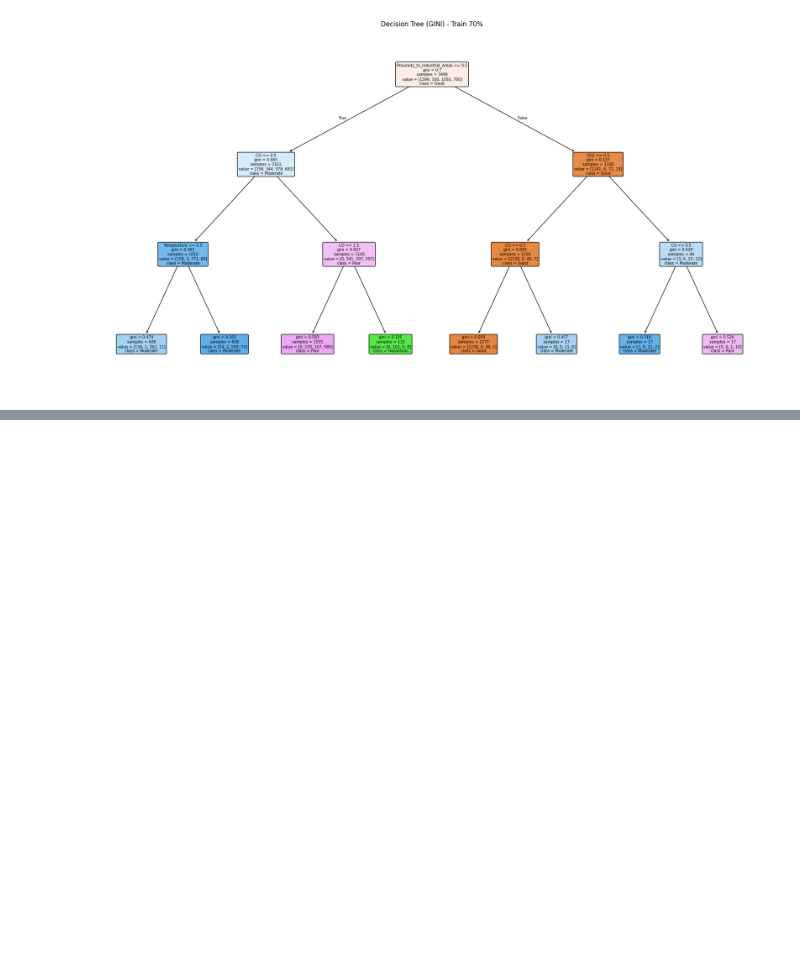
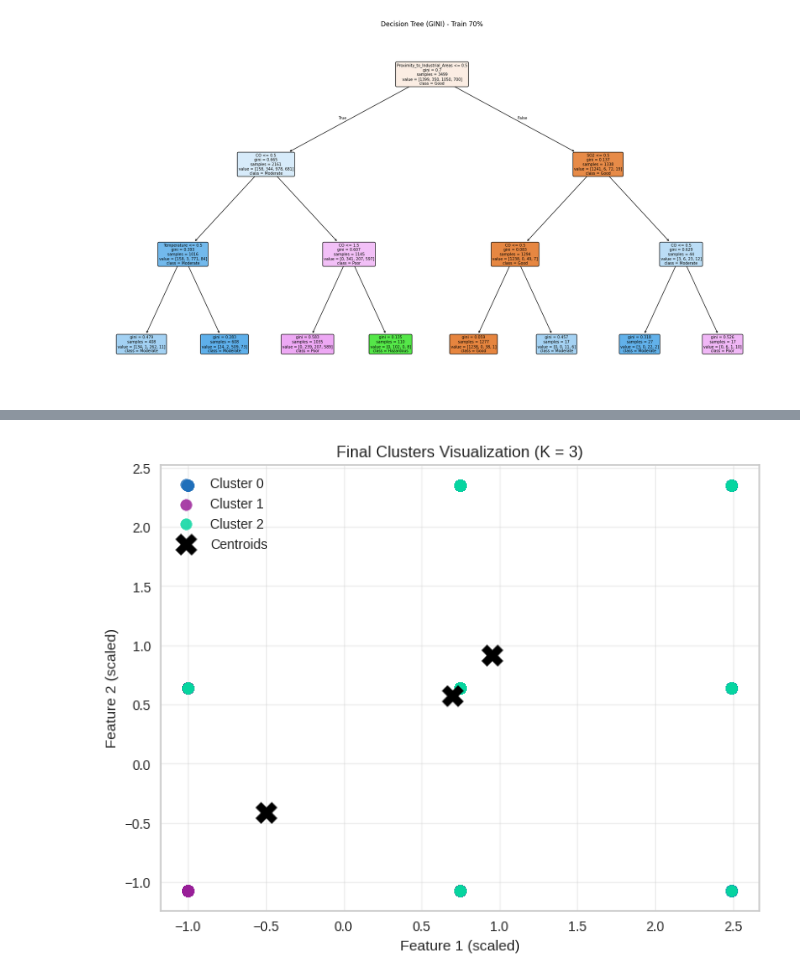
Before and after one commit to AdwaaNasser/DataMiningProject, a Jupyter notebook: Phase3.ipynb, the cells around one changed output, grey strips where cells are left out. Cells and saved outputs as stored; diff of their text form; code cells hidden in the pictures; blank space fills up the shorter version.

```diff
--- a/Phase3.ipynb
+++ b/Phase3.ipynb
@@ -243,0 +365,26 @@ plot_dt("gini", 0.7)
+# %%
+final_model = KMeans(n_clusters=best_k, random_state=42, n_init='auto')
+final_labels = final_model.fit_predict(X_scaled)
+centers = final_model.cluster_centers_
+
+plt.figure(figsize=(8,6))
+for i in range(best_k):
+    plt.scatter(
+        X_scaled[final_labels == i, 0],
+        X_scaled[final_labels == i, 1],
+        s=70,
+        color=custom_colors[i],
+        label=f"Cluster {i}",
+        alpha=0.85
+    )
+
+plt.scatter(centers[:,0], centers[:,1], c="black", s=250, marker="X", label="Centroids")
+
+plt.title(f"Final Clusters Visualization (K = {best_k})")
+plt.xlabel("Feature 1 (scaled)")
+plt.ylabel("Feature 2 (scaled)")
+plt.legend()
+plt.grid(alpha=0.3)
+plt.show()
+# %% [output]
+[figure, added]
```
Also changed, not shown: parts of 14 cells of this notebook.
